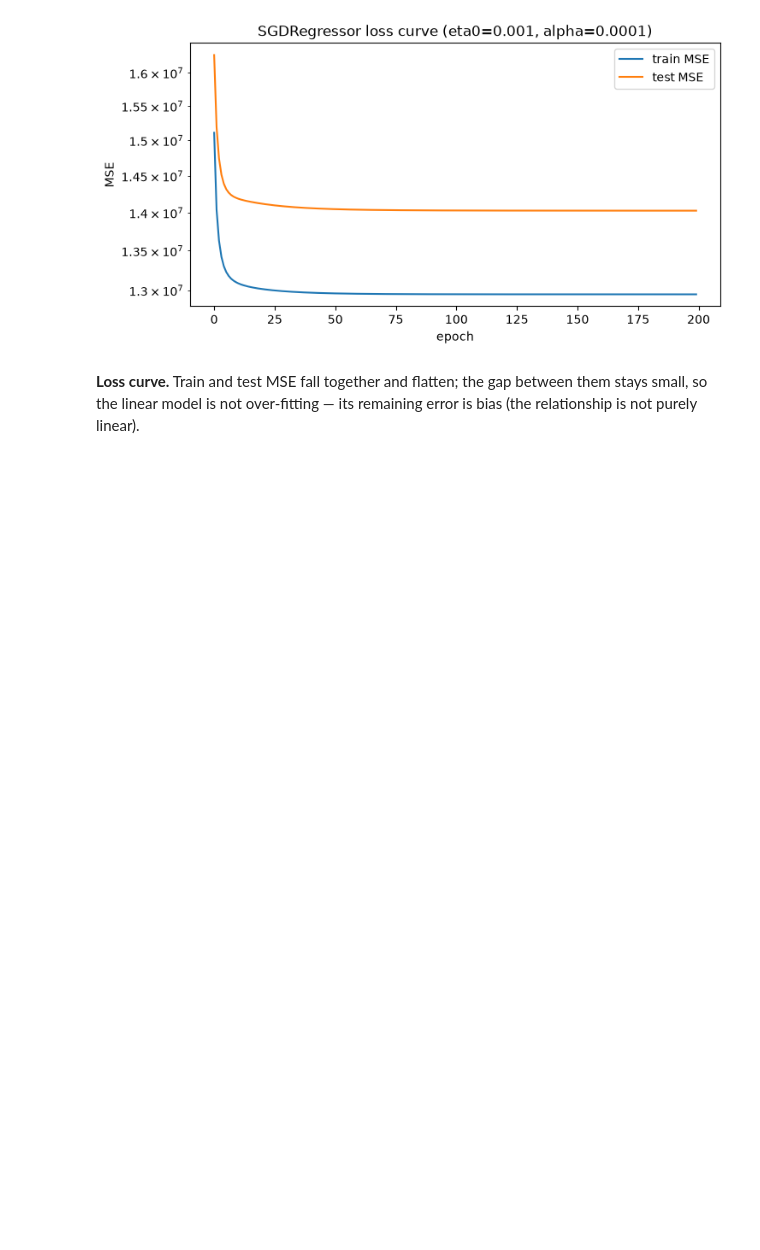
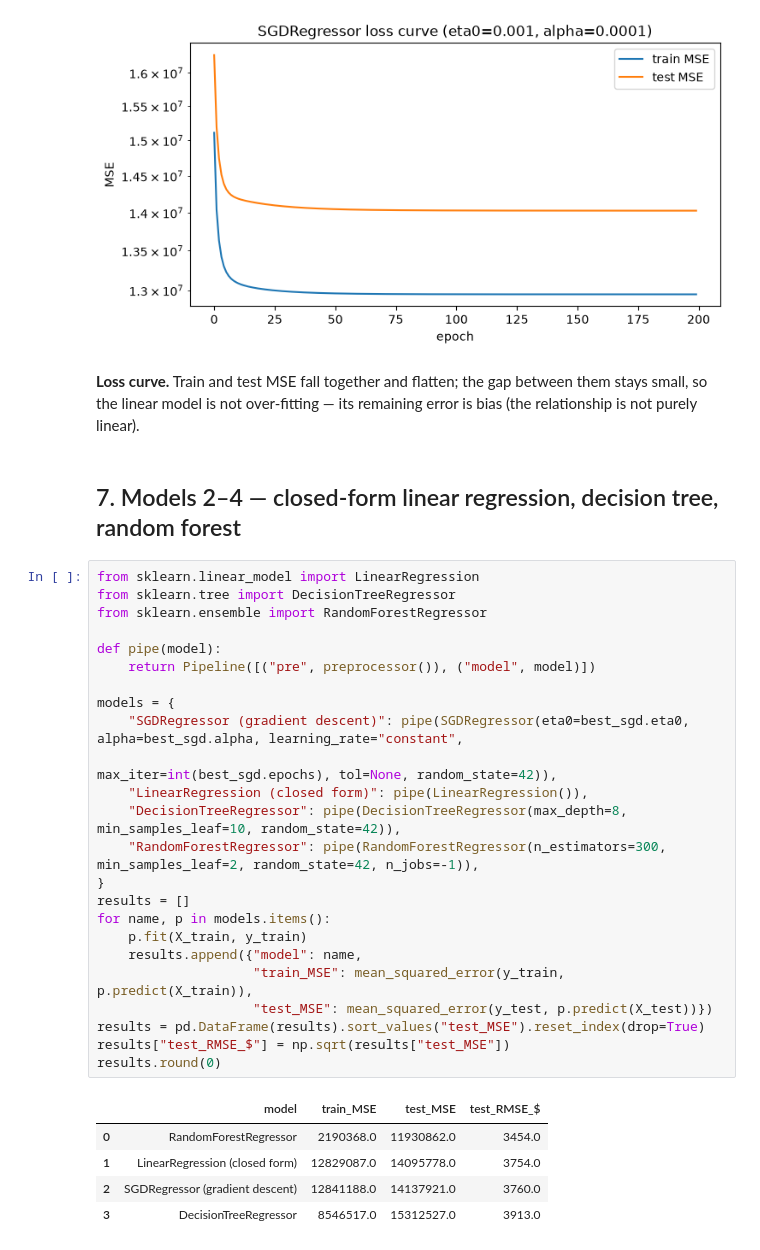
Before and after one commit to mugishamoses/mugisha_moses_linear_regression_model, a Jupyter notebook: summative/linear_regression/multivariate.ipynb, the cells around one changed output. Saved outputs shown, nothing was run; the diff lists cells and outputs as text; blank space fills up the shorter version.

```diff
--- a/summative/linear_regression/multivariate.ipynb
+++ b/summative/linear_regression/multivariate.ipynb
@@ -226,3 +226,35 @@ plt.title(f"SGDRegressor loss curve (eta0={best_sgd.eta0}, alpha={best_sgd.alpha
 [figure]
 # %% [markdown]
 **Loss curve.** Train and test MSE fall together and flatten; the gap between them stays small, so the linear model is not over-fitting — its remaining error is bias (the relationship is not purely linear).
+# %% [markdown]
+## 7. Models 2–4 — closed-form linear regression, decision tree, random forest
+# %%
+from sklearn.linear_model import LinearRegression
+from sklearn.tree import DecisionTreeRegressor
+from sklearn.ensemble import RandomForestRegressor
+
+def pipe(model):
+    return Pipeline([("pre", preprocessor()), ("model", model)])
+
+models = {
+    "SGDRegressor (gradient descent)": pipe(SGDRegressor(eta0=best_sgd.eta0, alpha=best_sgd.alpha, learning_rate="constant",
+                                                         max_iter=int(best_sgd.epochs), tol=None, random_state=42)),
+    "LinearRegression (closed form)": pipe(LinearRegression()),
+    "DecisionTreeRegressor": pipe(DecisionTreeRegressor(max_depth=8, min_samples_leaf=10, random_state=42)),
+    "RandomForestRegressor": pipe(RandomForestRegressor(n_estimators=300, min_samples_leaf=2, random_state=42, n_jobs=-1)),
+}
+results = []
+for name, p in models.items():
+    p.fit(X_train, y_train)
+    results.append({"model": name,
+                    "train_MSE": mean_squared_error(y_train, p.predict(X_train)),
+                    "test_MSE": mean_squared_error(y_test, p.predict(X_test))})
+results = pd.DataFrame(results).sort_values("test_MSE").reset_index(drop=True)
+results["test_RMSE_$"] = np.sqrt(results["test_MSE"])
+results.round(0)
+# %% [output]
+|  | model | train_MSE | test_MSE | test_RMSE_$ |
+| 0 | RandomForestRegressor | 2190368.0 | 11930862.0 | 3454.0 |
+| 1 | LinearRegression (closed form) | 12829087.0 | 14095778.0 | 3754.0 |
+| 2 | SGDRegressor (gradient descent) | 12841188.0 | 14137921.0 | 3760.0 |
+| 3 | DecisionTreeRegressor | 8546517.0 | 15312527.0 | 3913.0 |
```
Also changed, not shown: parts of 4 cells of this notebook.
